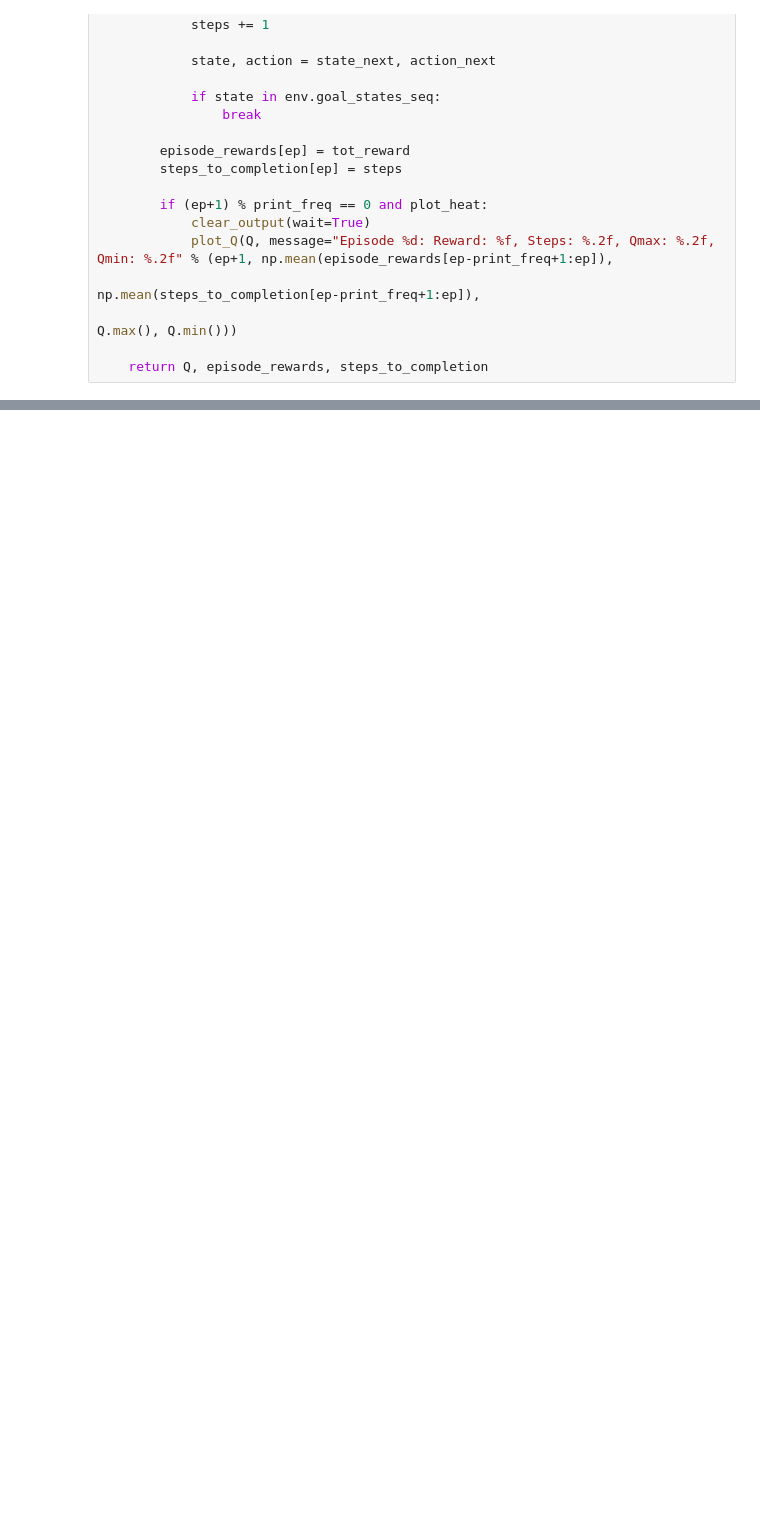
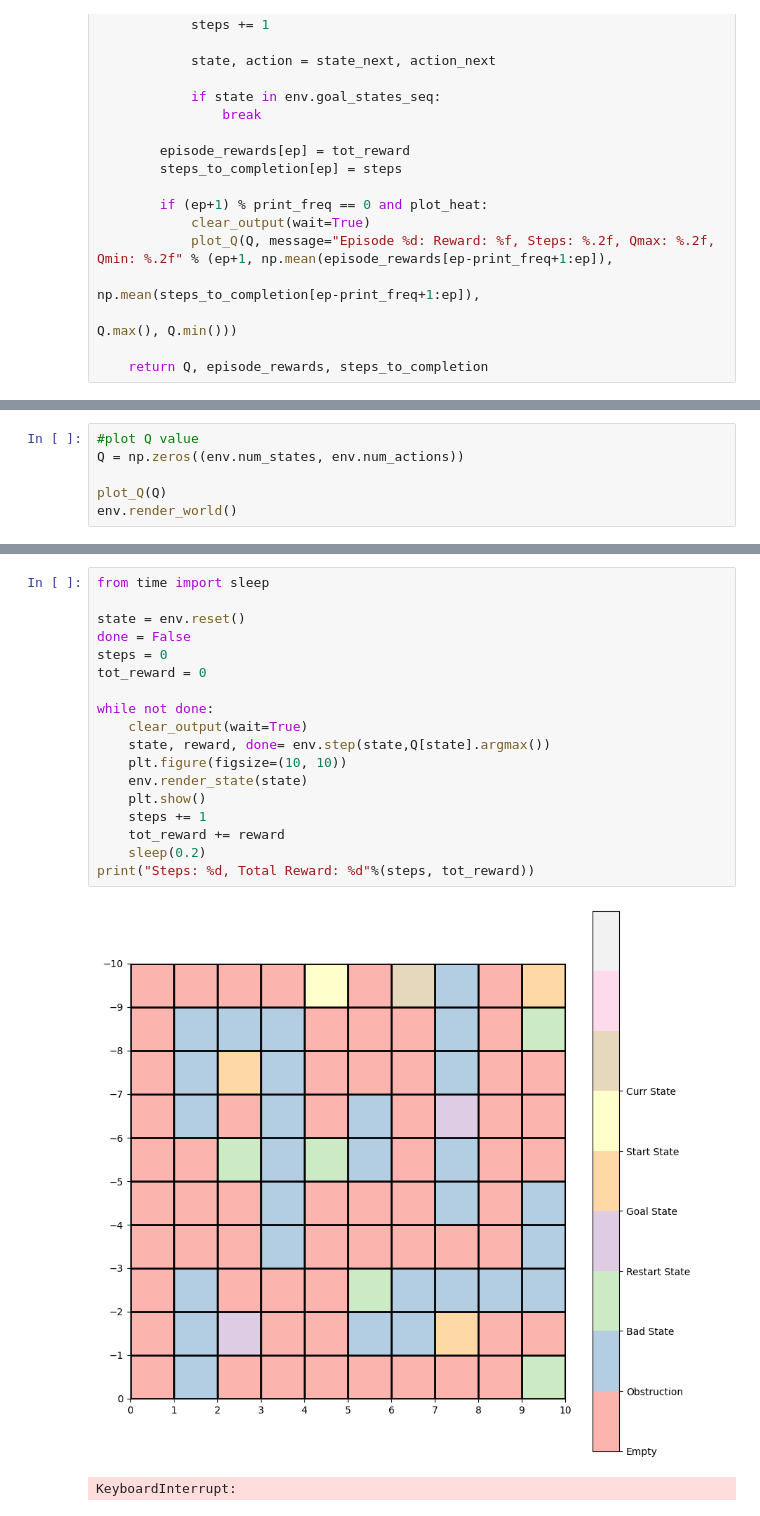
Before and after one commit to Heisenberg-2207/Programming-assignment, a Jupyter notebook: programming assignment 1/PA1.ipynb, the cells around one changed output, grey strips where cells are left out. Saved outputs shown, nothing was run; the diff lists cells and outputs as text; blank space fills up the shorter version.

```diff
--- a/programming assignment 1/PA1.ipynb
+++ b/programming assignment 1/PA1.ipynb
@@ -120,0 +116,6 @@ Steps: 17, Total Reward: 0
+# %%
+#plot Q value
+Q = np.zeros((env.num_states, env.num_actions))
+
+plot_Q(Q)
+env.render_world()
@@ -120,0 +171,21 @@ Steps: 17, Total Reward: 0
+# %%
+from time import sleep
+
+state = env.reset()
+done = False
+steps = 0
+tot_reward = 0
+
+while not done:
+    clear_output(wait=True)
+    state, reward, done= env.step(state,Q[state].argmax())
+    plt.figure(figsize=(10, 10))
+    env.render_state(state)
+    plt.show()
+    steps += 1
+    tot_reward += reward
+    sleep(0.2)
+print("Steps: %d, Total Reward: %d"%(steps, tot_reward))
+# %% [output]
+[figure, added]
+KeyboardInterrupt:
```
Also changed, not shown: parts of 7 cells of this notebook.
